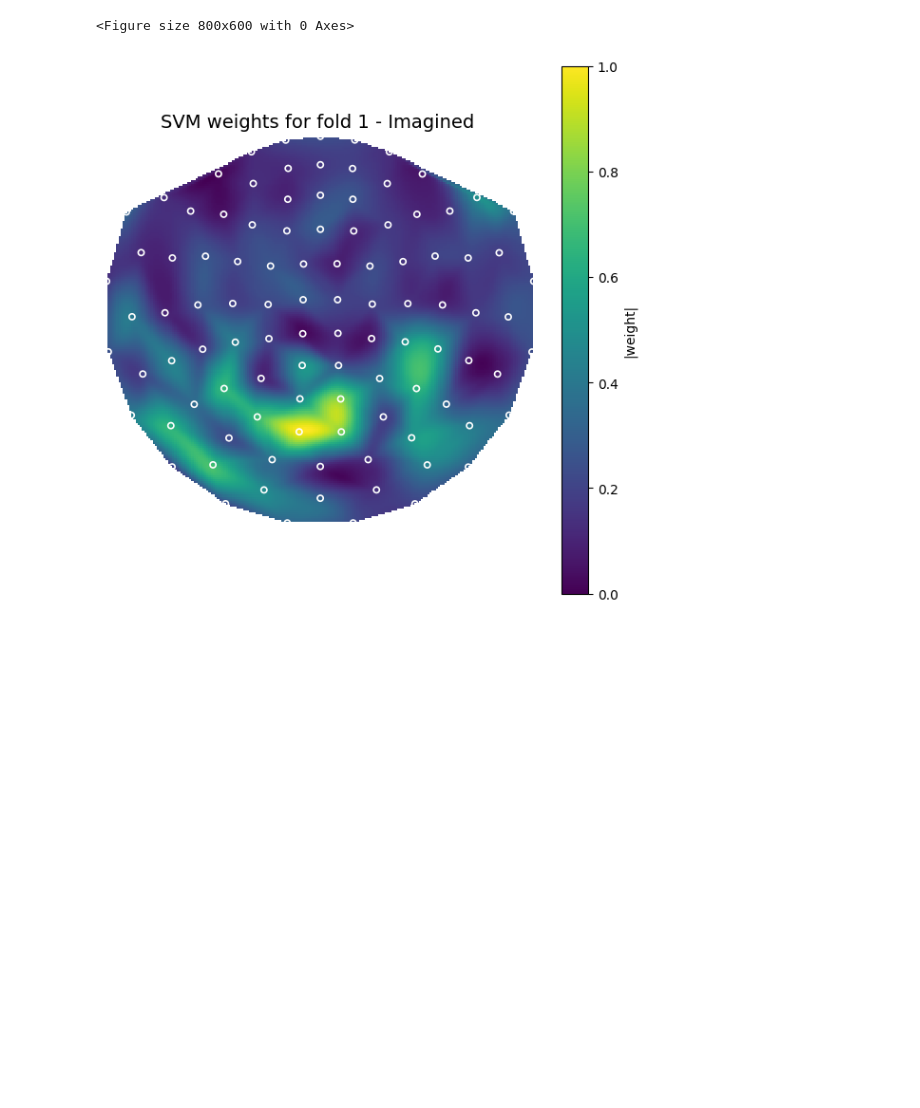
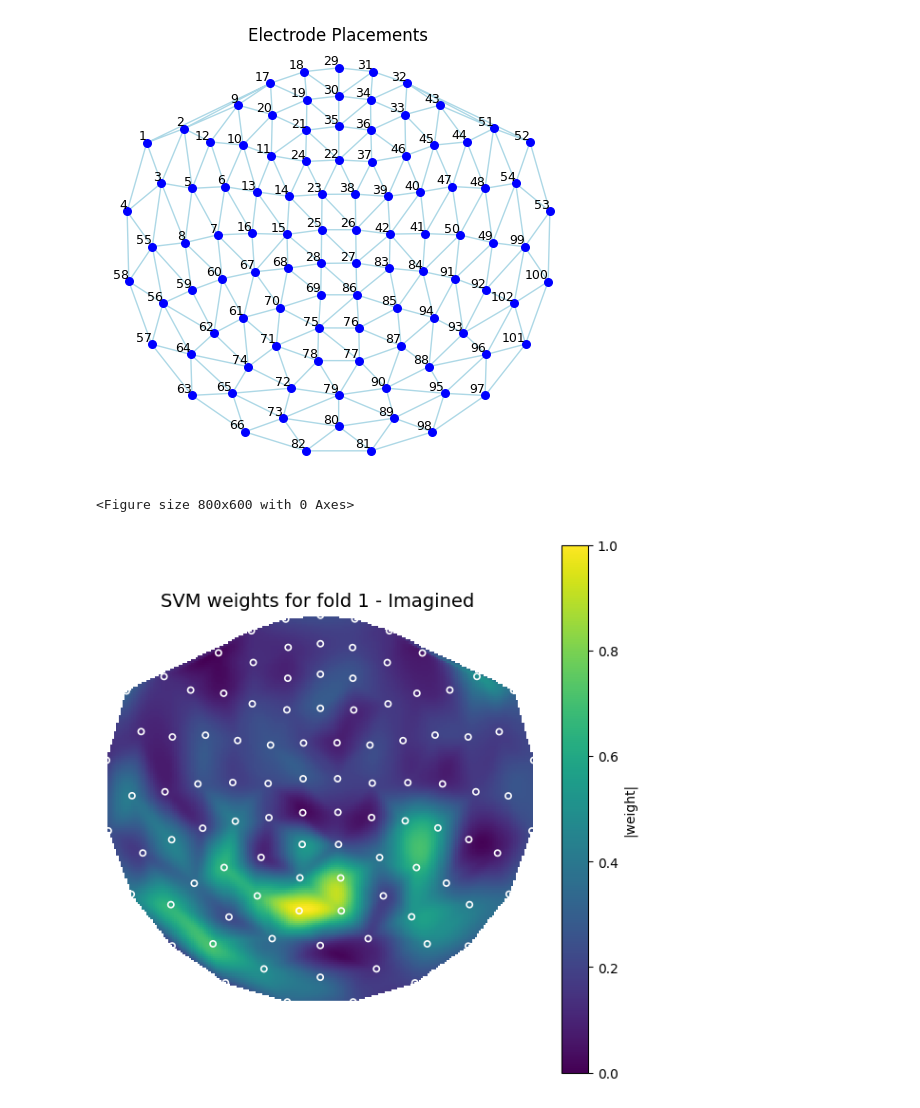
Before and after one commit to EvanWen036/DecodeBCI, a Jupyter notebook: mp2.ipynb, the cells around one changed output. Saved outputs shown, nothing was run; the diff lists cells and outputs as text; code cells hidden in the pictures; blank space fills up the shorter version.

```diff
--- a/mp2.ipynb
+++ b/mp2.ipynb
@@ -12,6 +12,36 @@ df_img_1 = pd.read_csv("feaSubEImg_1.csv", names = range(120))
 df_img_2 = pd.read_csv("feaSubEImg_2.csv", names = range(120))
 
 df_BCI = pd.read_csv("BCIsensor_xy.csv", names = ["x", "y"])
+# %%
+import matplotlib.tri as mtri
+def plot_electrode_layout(df, annotate_indices=None, point_size=30):
+    xs = df['x'].values
+    ys = df['y'].values
+
+    # Build a triangulation to connect nearest neighbors
+    triang = mtri.Triangulation(xs, ys)
+
+    # Plot
+    fig, ax = plt.subplots(figsize=(6,6))
+    ax.triplot(triang, color='lightblue', linewidth=1)
+    ax.scatter(xs, ys, color='blue', s=point_size, zorder=2)
+
+    # Annotate specific channels, if given
+    if annotate_indices:
+        for idx in annotate_indices:
+            ax.text(xs[idx], ys[idx], str(idx+1),
+                    fontsize=9, color='black',
+                    verticalalignment='bottom',
+                    horizontalalignment='right')
+
+    ax.set_aspect('equal', 'box')
+    ax.axis('off')
+    ax.set_title("Electrode Placements")
+    plt.show()
+
+plot_electrode_layout(df_BCI, annotate_indices=range(102))
+# %% [output]
+[figure, added]
 # %%
 def convertToXY(df_class_1, df_class_2, trials = 120):
     X = []
```
Also changed, not shown: parts of 5 cells of this notebook, 9 other files.
